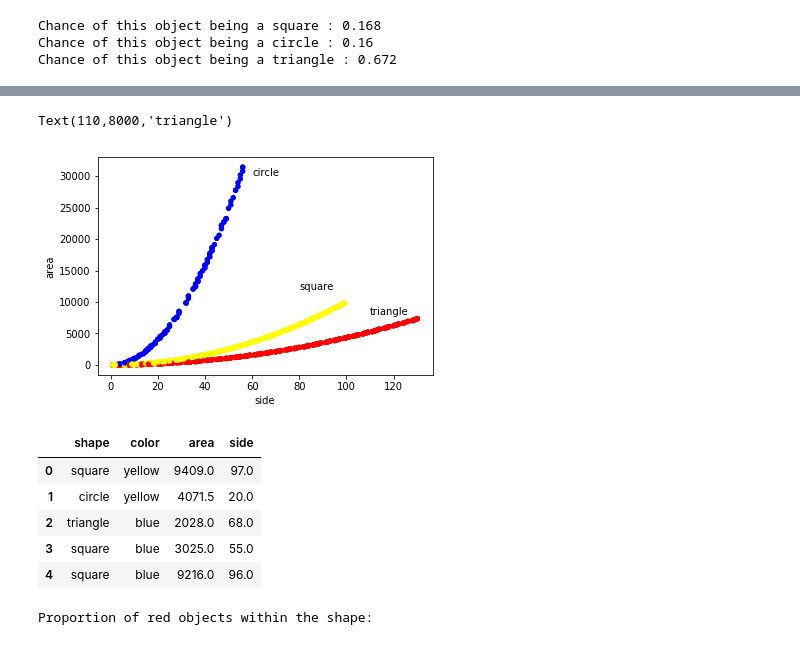
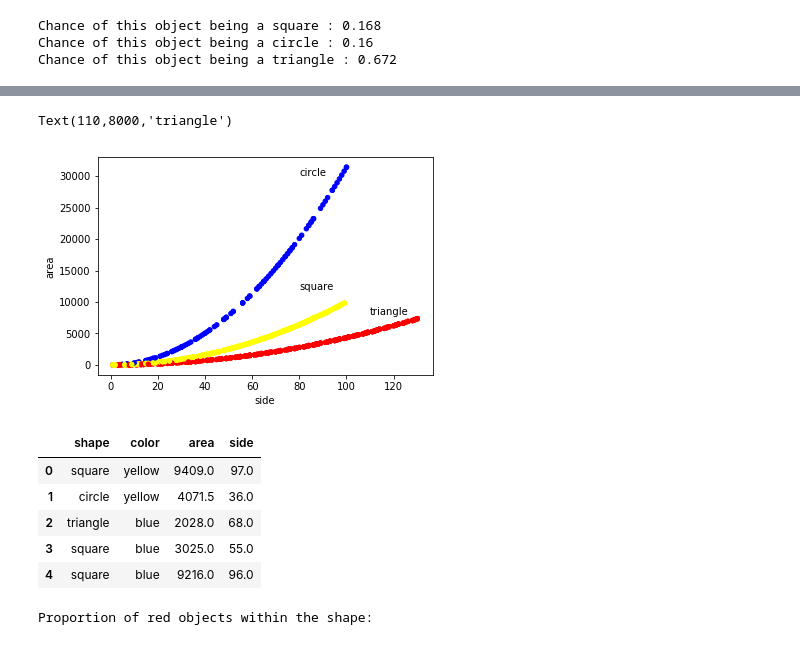
Before and after one commit to divya-nk/data-challenges, a Jupyter notebook: Riskified-solutions.ipynb, the cells around one changed output, grey strips where cells are left out. Cells and saved outputs as stored; diff of their text form; code cells hidden in the pictures.

Commit message:
updated circle area formula

```diff
--- a/Riskified-solutions.ipynb
+++ b/Riskified-solutions.ipynb
@@ -115,7 +117,7 @@ def calc_side(data):
     if (data['shape'] == 'square'):
         return np.sqrt(data['area'])
     elif (data['shape'] == 'circle'):
-        return np.sqrt(data['area'])/3.14
+        return np.sqrt(data['area']/3.14)
     else:
         return np.sqrt(data['area']/(np.sqrt(3)/4))
         #Assumption: All triangles are equilateral triangles
@@ -141,19 +145,19 @@ sns.boxplot(x= 'shape', y ='side', data=d2)
 # %%
 # 9. Make a scatter plot with "side" on the x axis, "area" on the y axis with a different color for each shape.
 colors = {'circle': 'blue', 'triangle': 'red', 'square' : 'yellow'}
 d2.plot(kind = 'scatter', x = 'side', y = 'area', c=d2['shape'].apply(lambda x: colors[x]))
-plt.annotate('circle', xy=(60, 30000))
+plt.annotate('circle', xy=(80, 30000))
 plt.annotate('square', xy=(80, 12000))
 plt.annotate('triangle', xy=(110, 8000))
 # %% [output]
 Text(110,8000,'triangle')
-[figure, old version]
+[figure, new version]
 # %%
 d2.head()
 # %% [output]
 |  | shape | color | area | side |
 | 0 | square | yellow | 9409.0 | 97.0 |
-| 1 | circle | yellow | 4071.5 | 20.0 |
+| 1 | circle | yellow | 4071.5 | 36.0 |
 | 2 | triangle | blue | 2028.0 | 68.0 |
 | 3 | square | blue | 3025.0 | 55.0 |
 | 4 | square | blue | 9216.0 | 96.0 |
```
Also changed, not shown: parts of 5 cells of this notebook, 1 other file.
